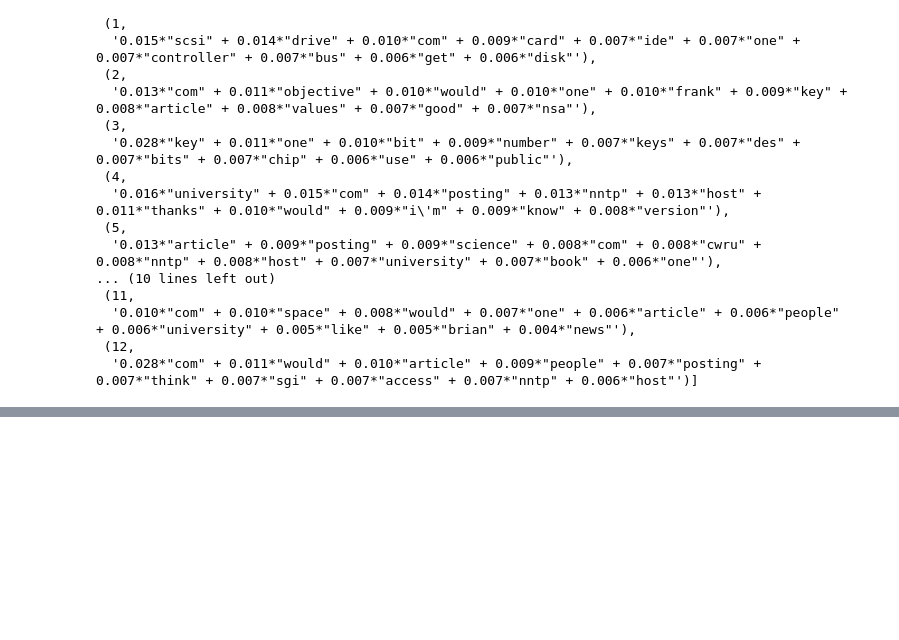
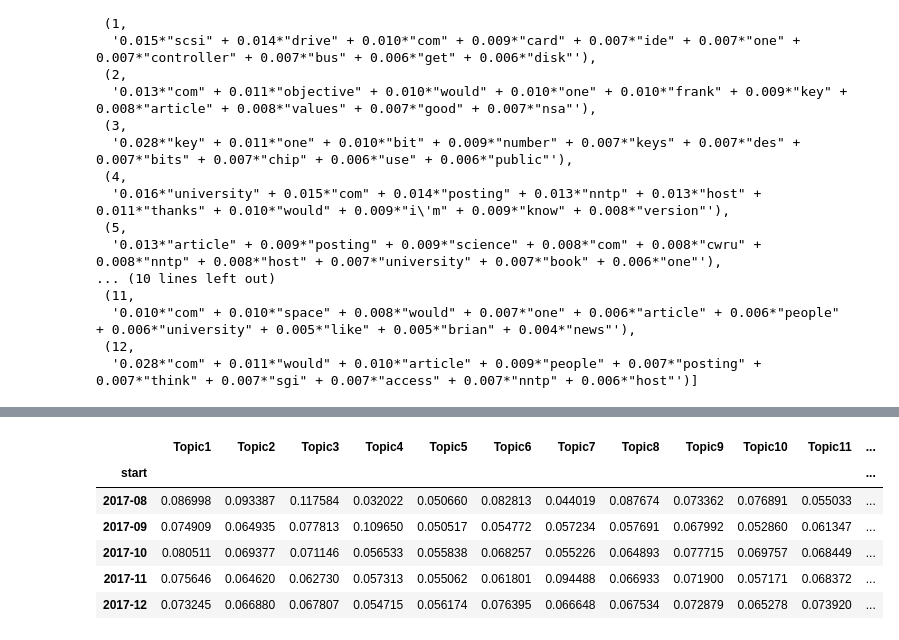
Before and after one commit to minstrel1149/python_text_mining, a Jupyter notebook: Ch.07_topic_modeling1.ipynb, the cells around one changed output, grey strips where cells are left out. Drawn from its saved outputs; the diff is of its cells as text; code cells hidden in the pictures; blank space fills up the shorter version.

```diff
--- a/Ch.07_topic_modeling1.ipynb
+++ b/Ch.07_topic_modeling1.ipynb
@@ -242,0 +285,11 @@ df.head()
+# %%
+trend = trend_data.groupby(['start']).mean()
+trend.head()
+# %% [output]
+|  | Topic1 | Topic2 | Topic3 | Topic4 | Topic5 | Topic6 | Topic7 | Topic8 | Topic9 | Topic10 | Topic11 | ... |
+| start |  |  |  |  |  |  |  |  |  |  |  | ... |
+| 2017-08 | 0.086998 | 0.093387 | 0.117584 | 0.032022 | 0.050660 | 0.082813 | 0.044019 | 0.087674 | 0.073362 | 0.076891 | 0.055033 | ... |
+| 2017-09 | 0.074909 | 0.064935 | 0.077813 | 0.109650 | 0.050517 | 0.054772 | 0.057234 | 0.057691 | 0.067992 | 0.052860 | 0.061347 | ... |
+| 2017-10 | 0.080511 | 0.069377 | 0.071146 | 0.056533 | 0.055838 | 0.068257 | 0.055226 | 0.064893 | 0.077715 | 0.069757 | 0.068449 | ... |
+| 2017-11 | 0.075646 | 0.064620 | 0.062730 | 0.057313 | 0.055062 | 0.061801 | 0.094488 | 0.066933 | 0.071900 | 0.057171 | 0.068372 | ... |
+| 2017-12 | 0.073245 | 0.066880 | 0.067807 | 0.054715 | 0.056174 | 0.076395 | 0.066648 | 0.067534 | 0.072879 | 0.065278 | 0.073920 | ... |
```
Also changed, not shown: parts of 17 cells of this notebook, 2 other files.
